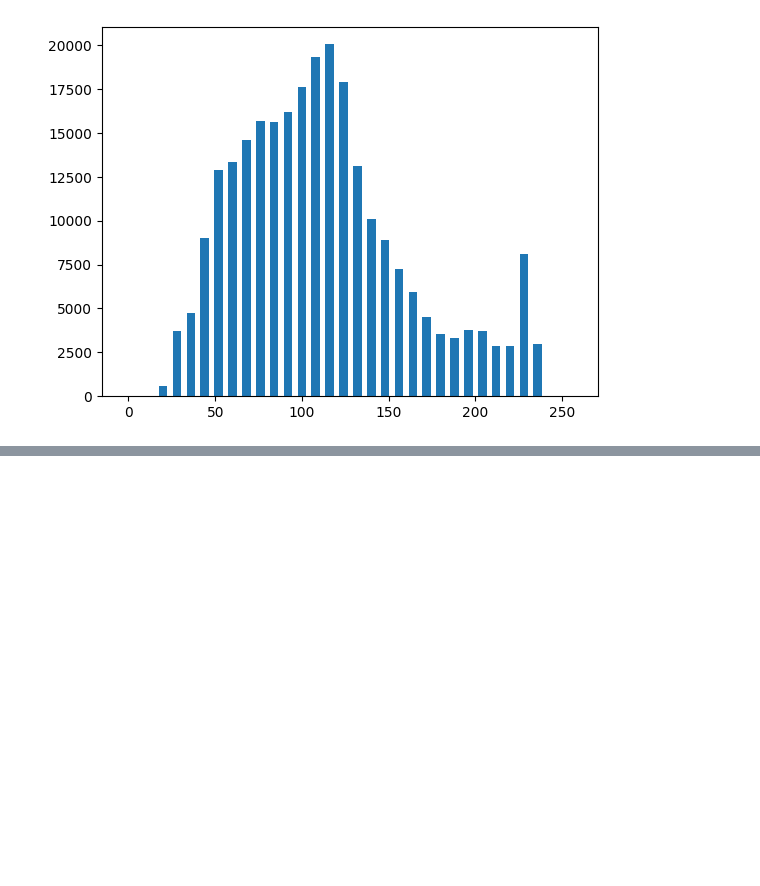
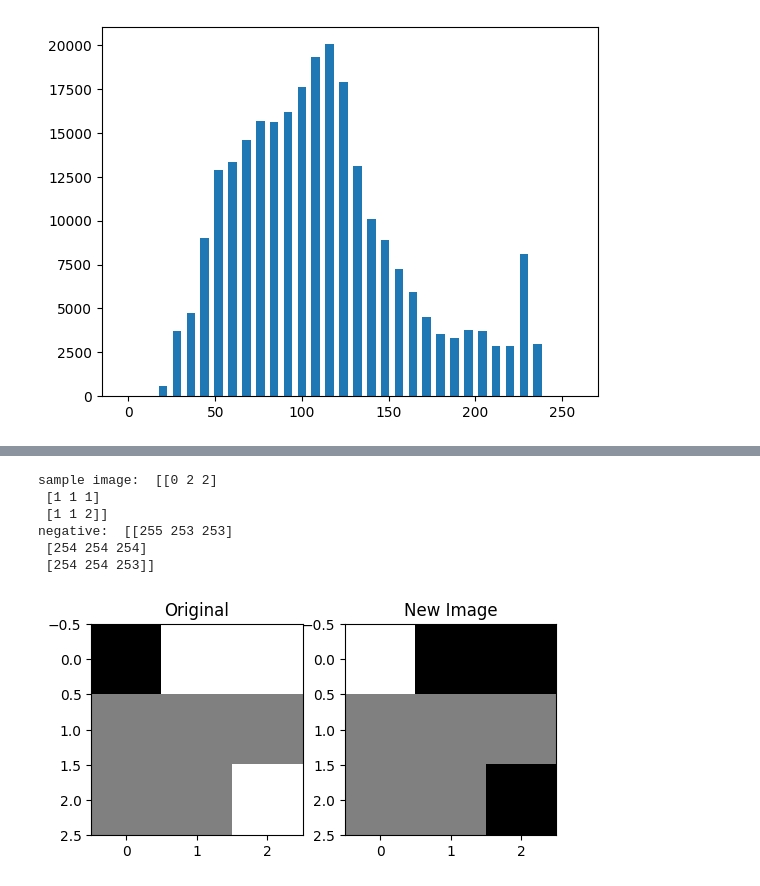
Before and after one commit to shielamms/computervision, a Jupyter notebook: notebooks/Histograms_Intensity_Transformations.ipynb, the cells around one changed output, grey strips where cells are left out. Drawn from its saved outputs; the diff is of its cells as text; code cells hidden in the pictures; blank space fills up the shorter version.

```diff
--- a/notebooks/Histograms_Intensity_Transformations.ipynb
+++ b/notebooks/Histograms_Intensity_Transformations.ipynb
@@ -8,13 +8,19 @@ import matplotlib.pyplot as plt
 import numpy as np
 # %%
 # Helper side-by-side image plotting function
-def plot_side_by_side(img1, img2, title1='Original', title2='New Image'):
-    plt.figure(img_size=(6,6))
+def plot_side_by_side(img1, img2, title1='Original', title2='New Image', gray=False, figsize=(6,6)):
+    plt.figure(figsize=figsize)
     plt.subplot(121)
-    plt.imshow(img1)
+    if gray:
+        plt.imshow(img1, cmap='gray')
+    else:
+        plt.imshow(img1)
     plt.title(title1)
     plt.subplot(122)
-    plt.imshow(img2)
+    if gray:
+        plt.imshow(img2, cmap='gray')
+    else:
+        plt.imshow(img2)
     plt.title(title2)
     plt.show()
 # %%
@@ -68,0 +129,17 @@ plt.show()
+# %%
+sample_img = np.array([[0,2,2], [1,1,1], [1,1,2]], dtype=np.uint8)
+negative_samp_img = 255 - sample_img
+
+print('sample image: ', sample_img)
+print('negative: ', negative_samp_img)
+# %% [output]
+sample image:  [[0 2 2]
+ [1 1 1]
+ [1 1 2]]
+negative:  [[255 253 253]
+ [254 254 254]
+ [254 254 253]]
+# %%
+plot_side_by_side(sample_img, negative_samp_img,)
+# %% [output]
+[figure, added]
```
Also changed, not shown: parts of 23 cells of this notebook, 3 other files.
